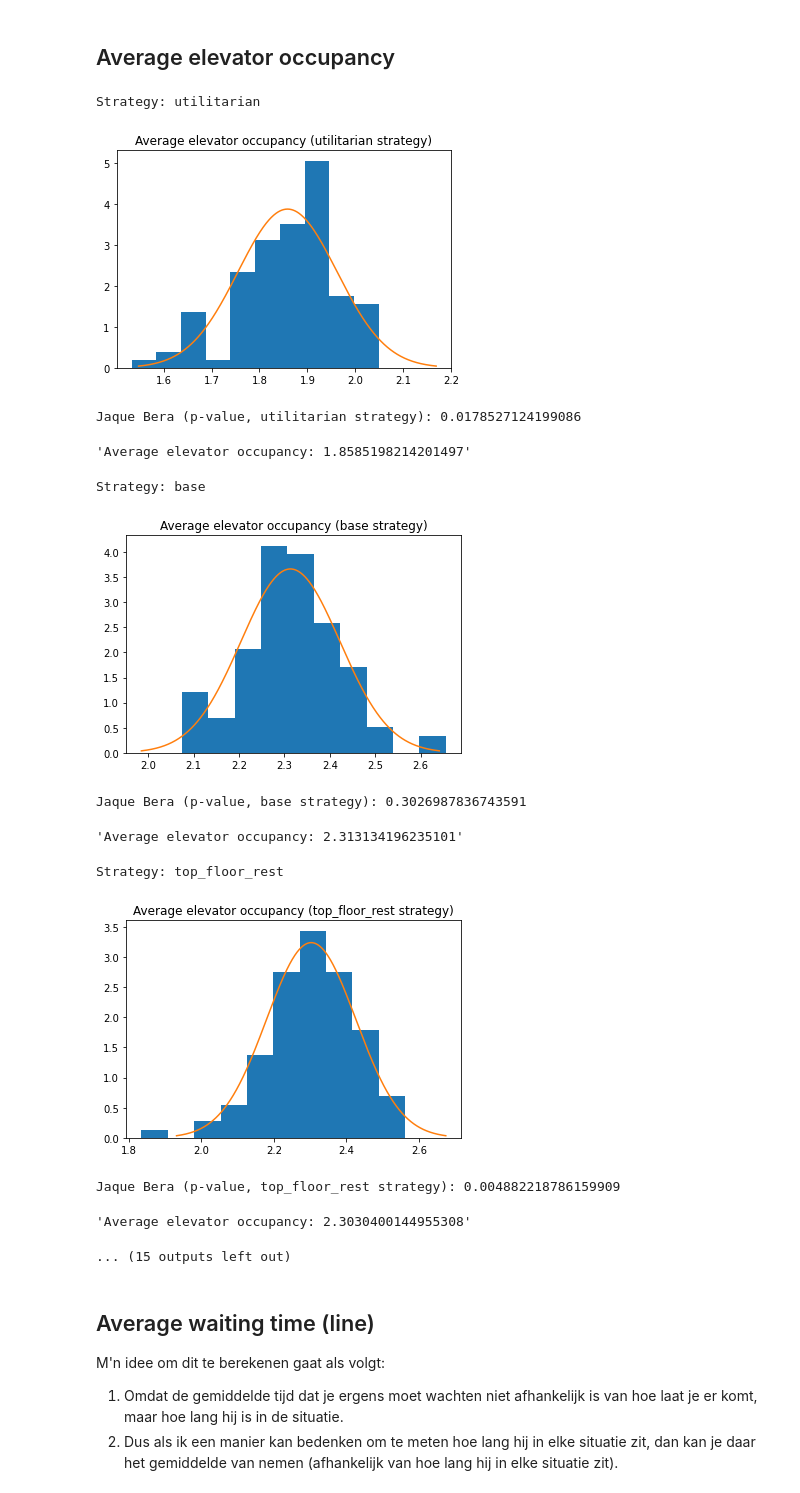
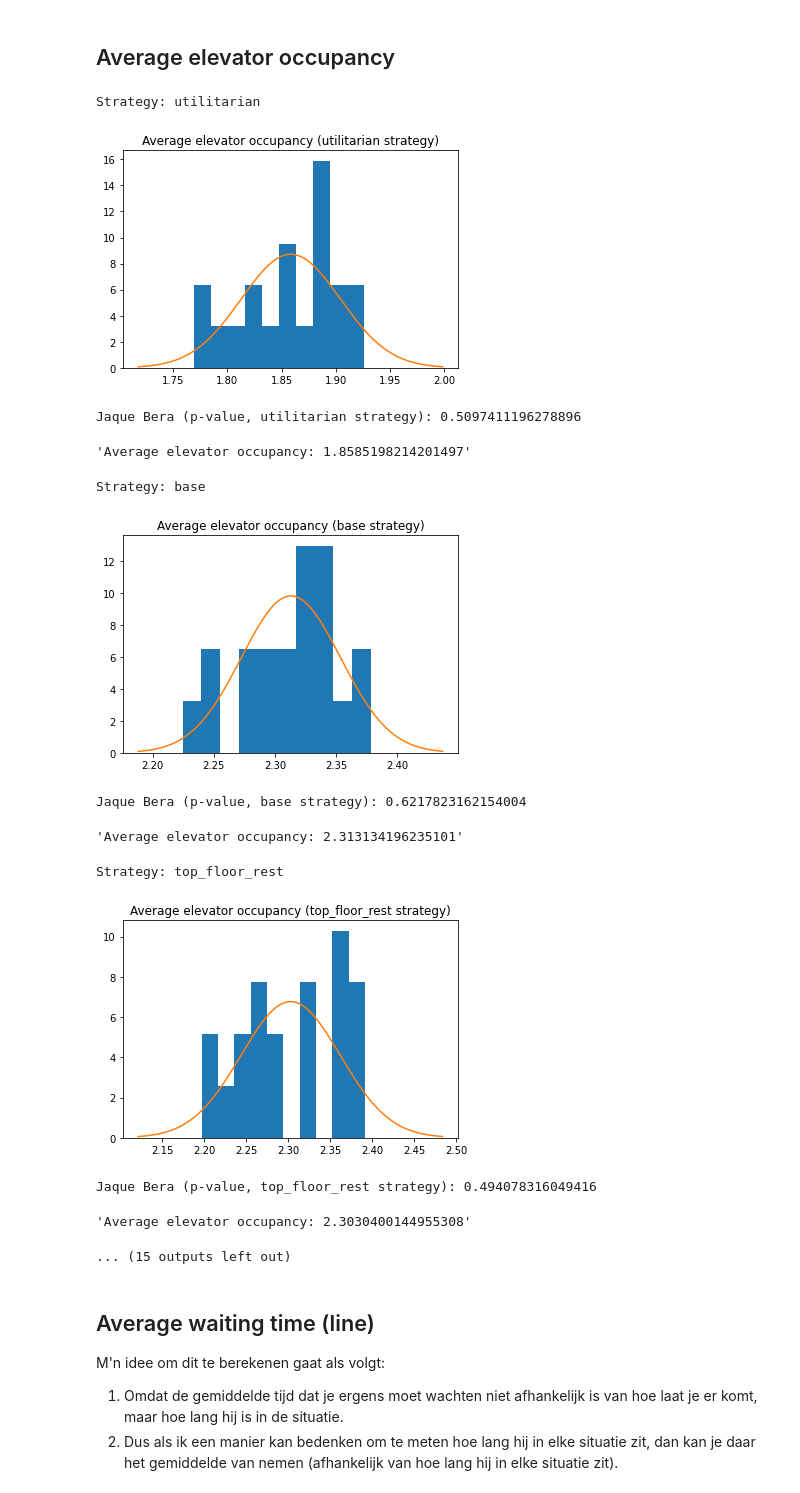
Before and after one commit to michadenheijer/AdvancedSimulation, a Jupyter notebook: analyze_results.ipynb, the cells around one changed output. Saved outputs shown, nothing was run; the diff lists cells and outputs as text; code cells hidden in the pictures.

```diff
--- a/analyze_results.ipynb
+++ b/analyze_results.ipynb
@@ -277,6 +277,7 @@ for strategy_name, d in DATA.items():
     display(average_people_in_line_per_floor)
 
     average_line_per_iteration = average_people_in_line_per_floor_per_iteration.mean()
+    average_line_per_iteration = average_line_per_iteration.groupby(average_line_per_iteration.index%10).mean()
 
     waiting_total.loc[:, strategy_name] = average_line_per_iteration
     plt.hist(average_line_per_iteration, density=True)
@@ -295,7 +296,7 @@ for strategy_name, d in DATA.items():
             _std
         ))
     plt.show()
-    print(f"Jaque Bera (p-value, {strategy_name} strategy): {sts.jarque_bera(average_line_per_iteration).pvalue}")
+    print(f"Jarque Bera (p-value, {strategy_name} strategy): {sts.jarque_bera(average_line_per_iteration).pvalue}")
     display(f"Total average waiting: {average_people_in_line_per_floor.sum()}")
 
 print("\n")
@@ -318,6 +319,9 @@ else:
     print("Welch ANOVA:")
     display(pg.welch_anova(test_df, dv=0, between="level_1"))
 
+# print("Kruskal Willis:")
+# display(pg.kruskal(test_df, dv=0, between="level_1"))
+
 print("Pairwise t-test:")
 display(pg.pairwise_tukey(test_df, dv=0, between="level_1"))
 # %% [output]
@@ -373,6 +377,7 @@ for strategy_name, d in DATA.items():
     average_people_in_line_per_floor = float(average_people_in_elevator_per_iteration.mean(axis=1)) # Hier moet dan ook nog een statistische test ofzo
 
     occupancy_total.loc[:, strategy_name] = average_people_in_elevator_per_iteration.transpose()[0]
+    average_people_in_elevator_per_iteration = average_people_in_elevator_per_iteration.groupby(average_people_in_elevator_per_iteration.columns%20, axis=1).mean()
     plt.hist(average_people_in_elevator_per_iteration.iloc[0], density=True)
     plt.title(f"Average elevator occupancy ({strategy_name} strategy)")
     _mean, _std = sts.norm.fit(average_people_in_elevator_per_iteration.iloc[0])
@@ -394,39 +399,39 @@ for strategy_name, d in DATA.items():
     display(f"Average elevator occupancy: {average_people_in_line_per_floor}")
 
 
 plt.boxplot(occupancy_total, labels=occupancy_total.columns)
 plt.title("Average Occupancy")
 plt.xlabel("Strategy")
 plt.ylabel("Average Occupancy")
 plt.show()
 
 _test_df = occupancy_total.stack().reset_index()
 
 print("Levene:")
 hom_test = pg.homoscedasticity(_test_df, dv=0, group="level_1")
 display(hom_test)
 
 if hom_test["equal_var"].iloc[0]:
     print("ANOVA:")
     display(pg.anova(_test_df, dv=0, between="level_1", detailed=True))
 else:
     print("Welch ANOVA:")
     display(pg.welch_anova(_test_df, dv=0, between="level_1"))
 
 print("Pairwise t-test:")
 display(pg.pairwise_tukey(_test_df, dv=0, between="level_1"))
 # %% [output]
 Strategy: utilitarian
-[figure, old version]
+[figure, new version]
-Jaque Bera (p-value, utilitarian strategy): 0.0178527124199086
+Jaque Bera (p-value, utilitarian strategy): 0.5097411196278896
 'Average elevator occupancy: 1.8585198214201497'
 Strategy: base
-[figure, old version]
+[figure, new version]
-Jaque Bera (p-value, base strategy): 0.3026987836743591
+Jaque Bera (p-value, base strategy): 0.6217823162154004
 'Average elevator occupancy: 2.313134196235101'
 Strategy: top_floor_rest
-[figure, old version]
+[figure, new version]
-Jaque Bera (p-value, top_floor_rest strategy): 0.004882218786159909
+Jaque Bera (p-value, top_floor_rest strategy): 0.494078316049416
 'Average elevator occupancy: 2.3030400144955308'
 ... (15 outputs left out)
 # %% [markdown]
```
Also changed, not shown: parts of 4 cells of this notebook.
